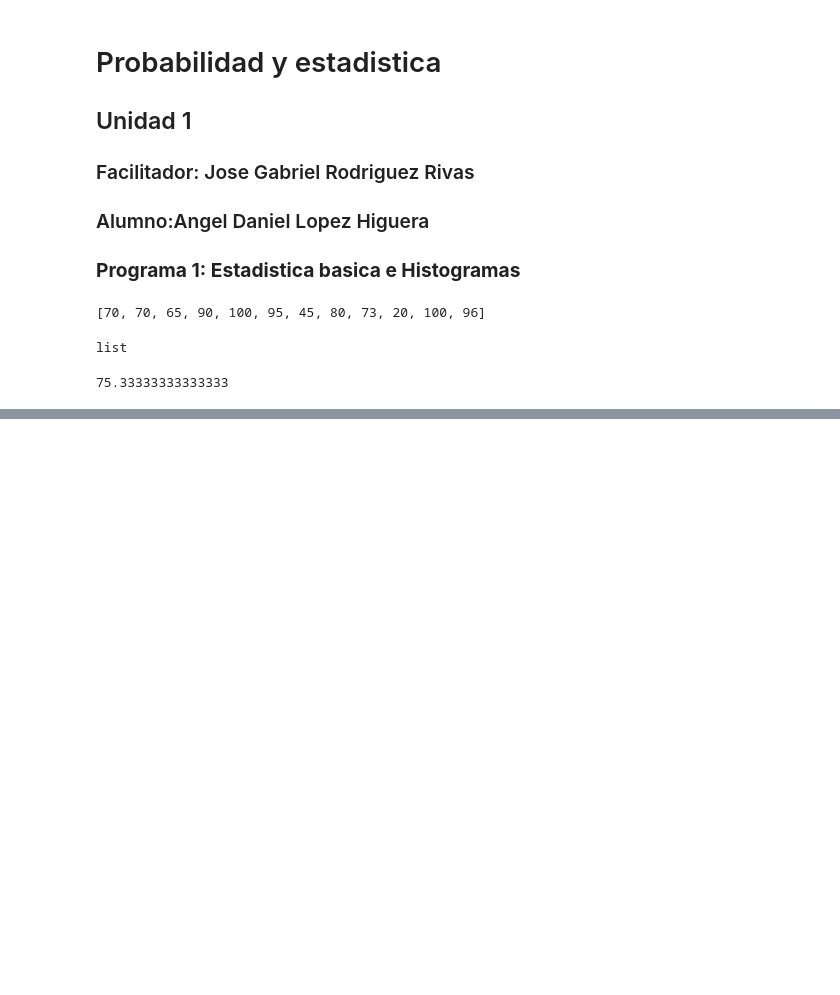
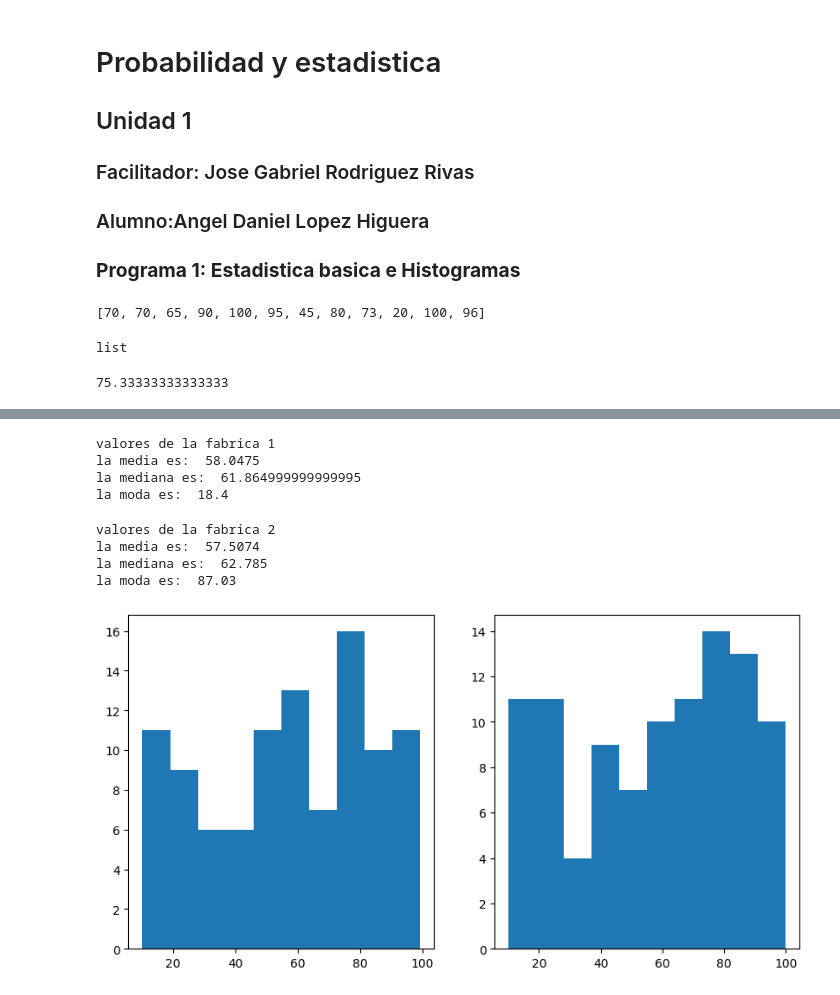
Before and after one commit to Daniel125558/Probabilidad, a Jupyter notebook: Unidad1/Practica1_(incompleto).ipynb, the cells around one changed output, grey strips where cells are left out. Drawn from its saved outputs; the diff is of its cells as text; code cells hidden in the pictures; blank space fills up the shorter version.

```diff
--- a/Unidad1/Practica1_(incompleto).ipynb
+++ b/Unidad1/Practica1_(incompleto).ipynb
@@ -28,0 +113,35 @@ print(promedio2)
+# %%
+media1=mean(fabrica1)
+mediana1=median(fabrica1)
+moda1=mode(fabrica1)
+
+print("valores de la fabrica 1 ")
+print("la media es: ", media1)
+print("la mediana es: ", mediana1)
+print("la moda es: ", moda1)
+# %% [output]
+valores de la fabrica 1
+la media es:  58.0475
+la mediana es:  61.864999999999995
+la moda es:  18.4
+# %%
+media2=mean(fabrica2)
+mediana2=median(fabrica2)
+moda2=mode(fabrica2)
+
+print("valores de la fabrica 2 ")
+print("la media es: ", media2)
+print("la mediana es: ", mediana2)
+print("la moda es: ", moda2)
+# %% [output]
+valores de la fabrica 2
+la media es:  57.5074
+la mediana es:  62.785
+la moda es:  87.03
+# %%
+fig, (ax1,ax2)=plt.subplots(nrows=1, ncols=2, figsize=(10,5))
+ax1.hist(fabrica1)
+ax2.hist(fabrica2)
+plt.show()
+# %% [output]
+[figure, added]
```
Also changed, not shown: parts of 14 cells of this notebook.
